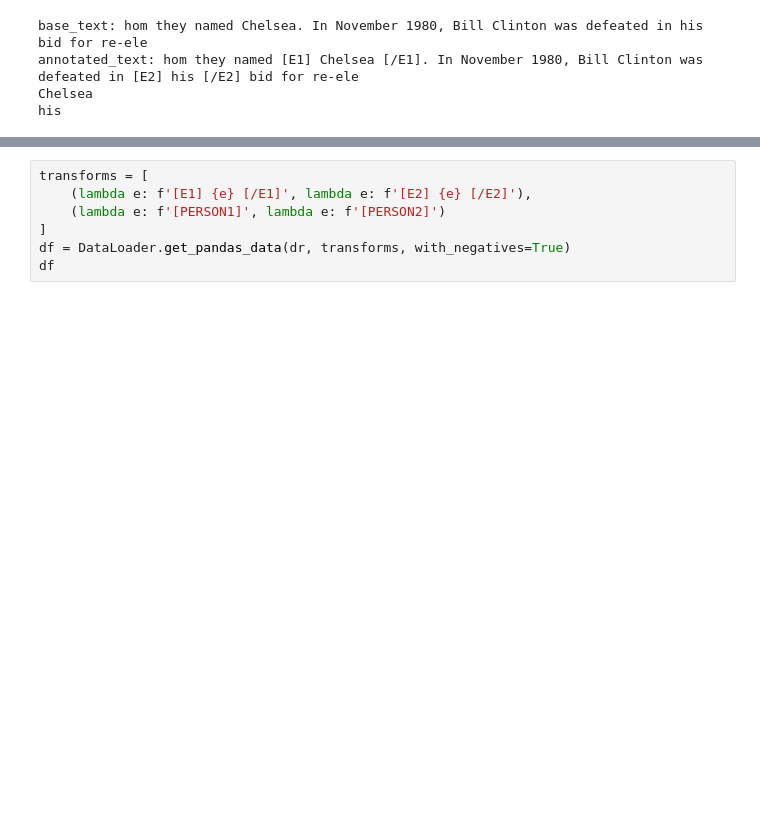
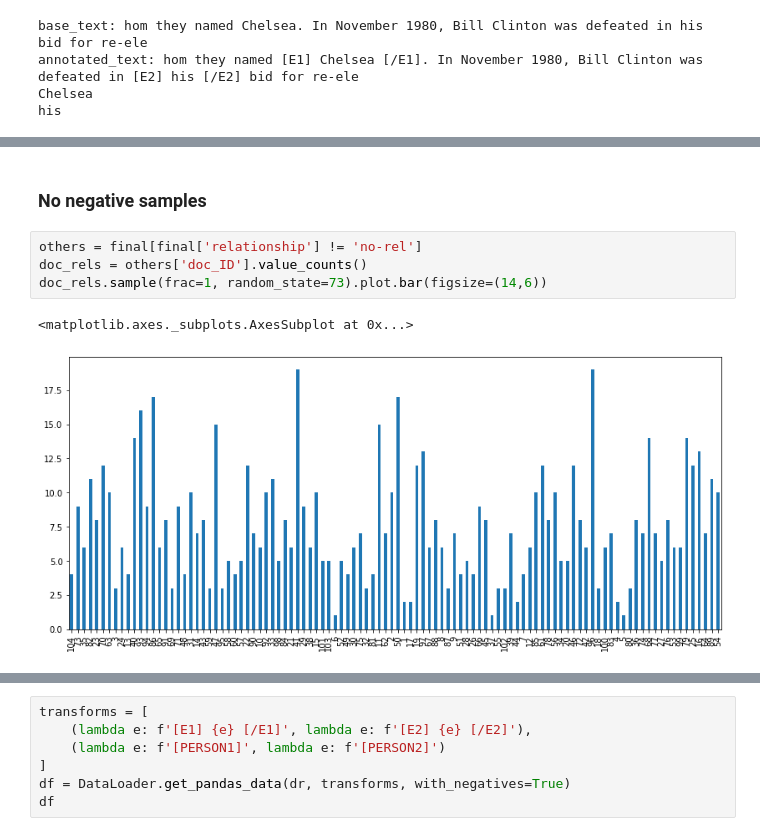
Before and after one commit to ANGELLOPARR/luke-genealogical-thesis, a Jupyter notebook: Pipeline.ipynb, the cells around one changed output, grey strips where cells are left out. Saved outputs shown, nothing was run; the diff lists cells and outputs as text; blank space fills up the shorter version.

```diff
--- a/Pipeline.ipynb
+++ b/Pipeline.ipynb
@@ -604,0 +1473,9 @@ Name: relationship, dtype: int64
+# %% [markdown]
+### No negative samples
+# %%
+others = final[final['relationship'] != 'no-rel']
+doc_rels = others['doc_ID'].value_counts()
+doc_rels.sample(frac=1, random_state=73).plot.bar(figsize=(14,6))
+# %% [output]
+<matplotlib.axes._subplots.AxesSubplot at 0x...>
+[figure, added]
```
Also changed, not shown: parts of 78 cells of this notebook, 13 other files.
